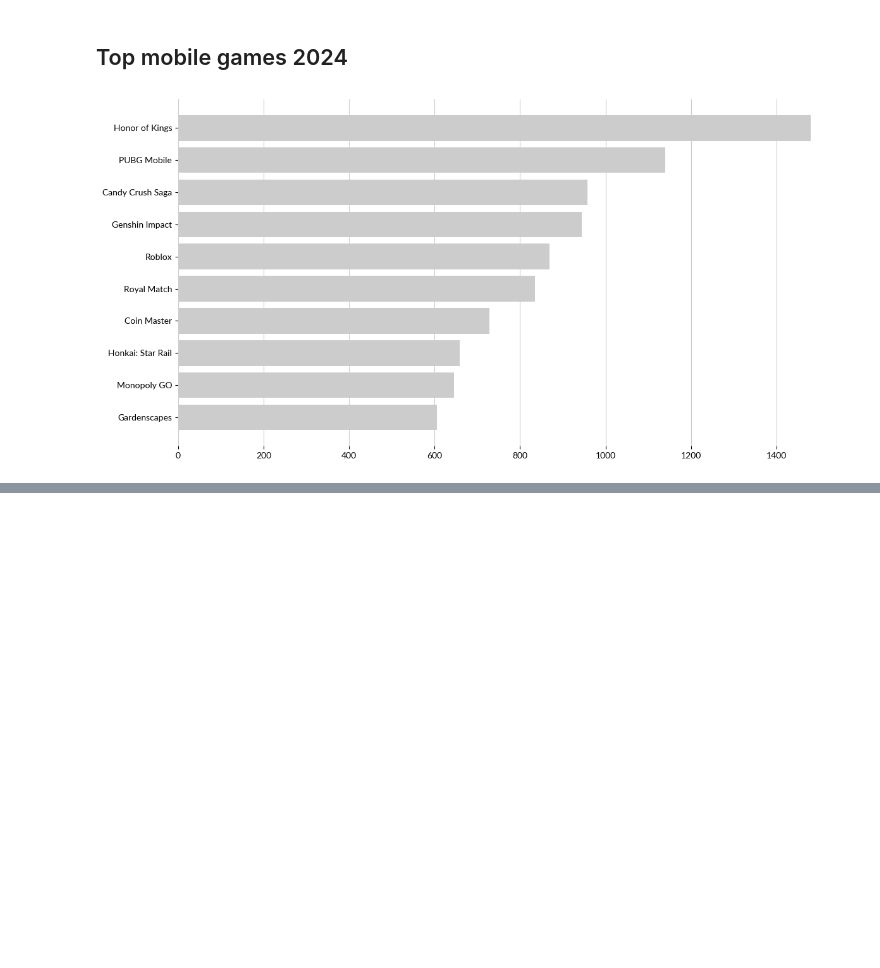
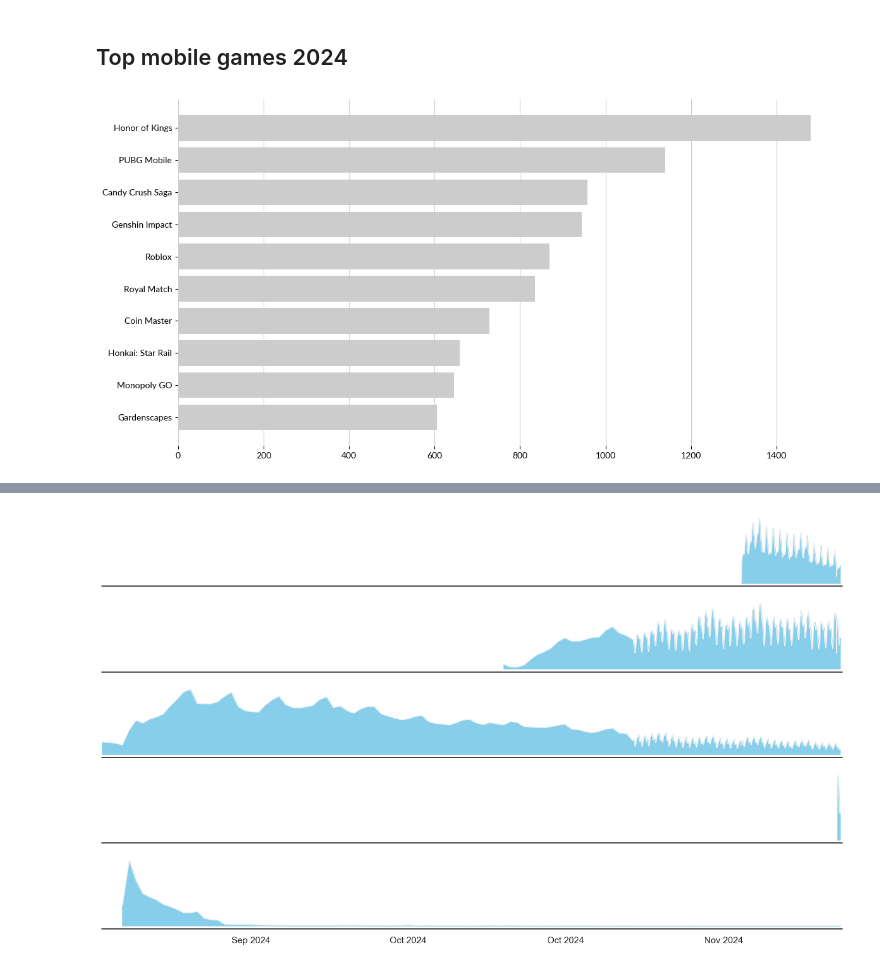
Before and after one commit to demic-dev/vs-project, a Jupyter notebook: charts.ipynb, the cells around one changed output, grey strips where cells are left out. Drawn from its saved outputs; the diff is of its cells as text; code cells hidden in the pictures; blank space fills up the shorter version.

```diff
--- a/charts.ipynb
+++ b/charts.ipynb
@@ -360,0 +440,59 @@ plt.savefig(build_chart_path("top_mobile_games_2024"), format="svg")
+# %%
+import pandas as pd
+import numpy as np
+from sklearn.neighbors import KernelDensity
+
+import matplotlib as mpl
+import matplotlib.pyplot as plt
+import matplotlib.gridspec as grid_spec
+
+games = list(active_players['game'].unique())
+
+gs = grid_spec.GridSpec(len(games),1)
+fig = plt.figure(figsize=(16,9))
+
+i = 0
+ax_objs = []
+
+for game in games:
+    selected_game = active_players.query(f'game == "{game}"')
+
+    ax_objs.append(fig.add_subplot(gs[i:i+1, 0:]))
+
+    # plotting the distribution
+    ax_objs[-1].plot(selected_game['epoch'], selected_game['Players'], color="#f0f0f0", lw=1)
+    ax_objs[-1].fill_between(selected_game['epoch'], selected_game['Players'], alpha=1, color="skyblue")
+
+
+    # setting uniform x and y lims
+    ax_objs[-1].set_xlim(1724112000,1733507294)
+    # ax_objs[-1].set_ylim(0,2.5)
+
+    # make background transparent
+    rect = ax_objs[-1].patch
+    rect.set_alpha(0)
+
+    # ax_objs[-1].text(0, 0, 'y = x + ')
+
+    # remove borders, axis ticks, and labels
+    ax_objs[-1].set_yticks([])
+
+    if i == len(games)-1:
+        new_dates = [datetime.utcfromtimestamp(x).strftime('%b %Y') for x in ax_objs[-1].get_xticks()]
+        ax_objs[-1].set_xticklabels(new_dates)
+    else:
+        ax_objs[-1].set_xticks([])
+
+
+    spines = ["top","right","left"]
+    for s in spines:
+        ax_objs[-1].spines[s].set_visible(False)
+
+    i += 1
+
+# per implementare l'overlap
+# gs.update(hspace=-0.5)
+
+plt.show()
+# %% [output]
+[figure, added]
```
Also changed, not shown: parts of 5 cells of this notebook, 7 other files.
